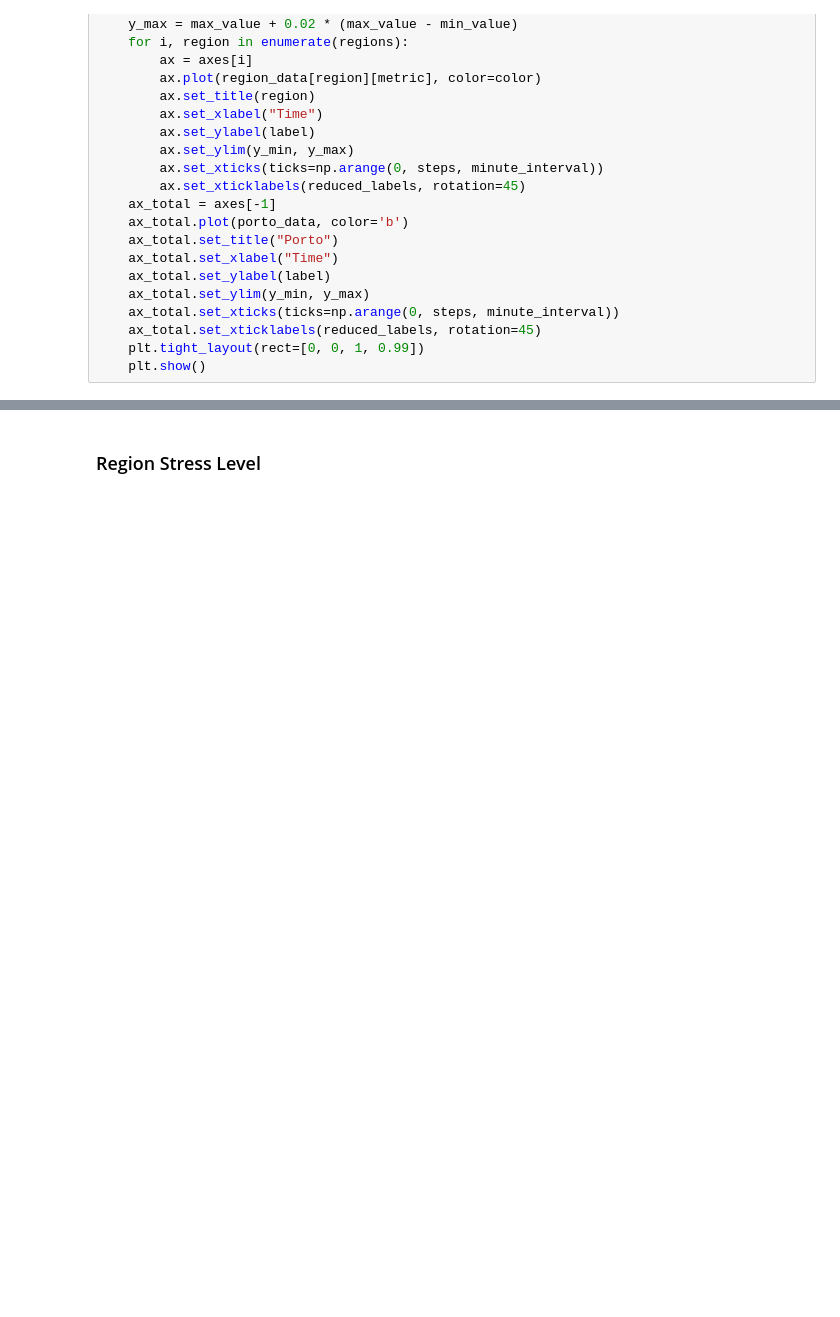
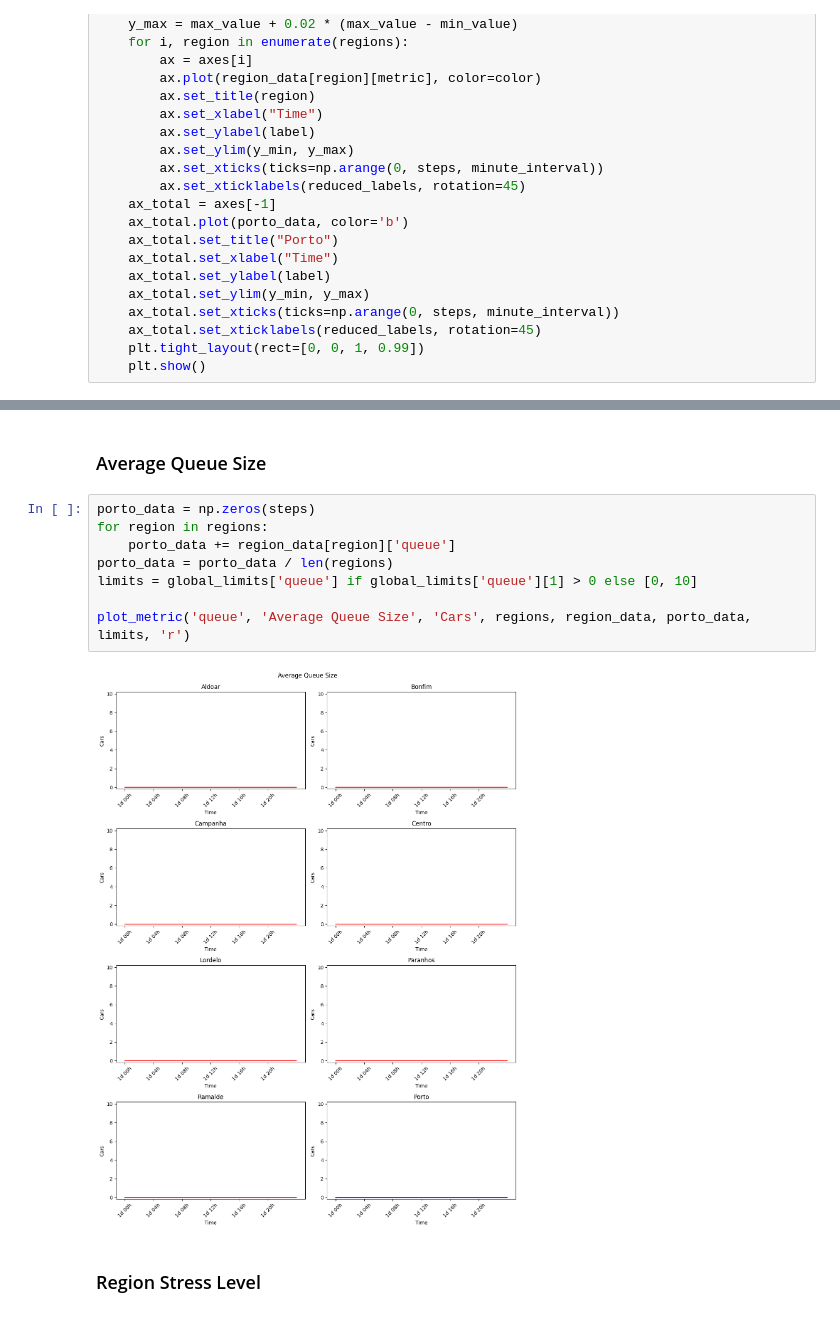
Before and after one commit to Henrique-O-S/MS_Simulation_Framework, a Jupyter notebook: logs/results.ipynb, the cells around one changed output, grey strips where cells are left out. Drawn from its saved outputs; the diff is of its cells as text; blank space fills up the shorter version.

```diff
--- a/logs/results.ipynb
+++ b/logs/results.ipynb
@@ -101,3 +113,15 @@ def plot_metric(metric, title, label, regions, region_data, porto_data, limits,
+# %% [markdown]
+### Average Queue Size
+# %%
+porto_data = np.zeros(steps)
+for region in regions:
+    porto_data += region_data[region]['queue']
+porto_data = porto_data / len(regions)
+limits = global_limits['queue'] if global_limits['queue'][1] > 0 else [0, 10]
+
+plot_metric('queue', 'Average Queue Size', 'Cars', regions, region_data, porto_data, limits, 'r')
+# %% [output]
+[figure, added]
 # %% [markdown]
 ### Region Stress Level
 # %%
```
Also changed, not shown: parts of 7 cells of this notebook, 1 other file.
